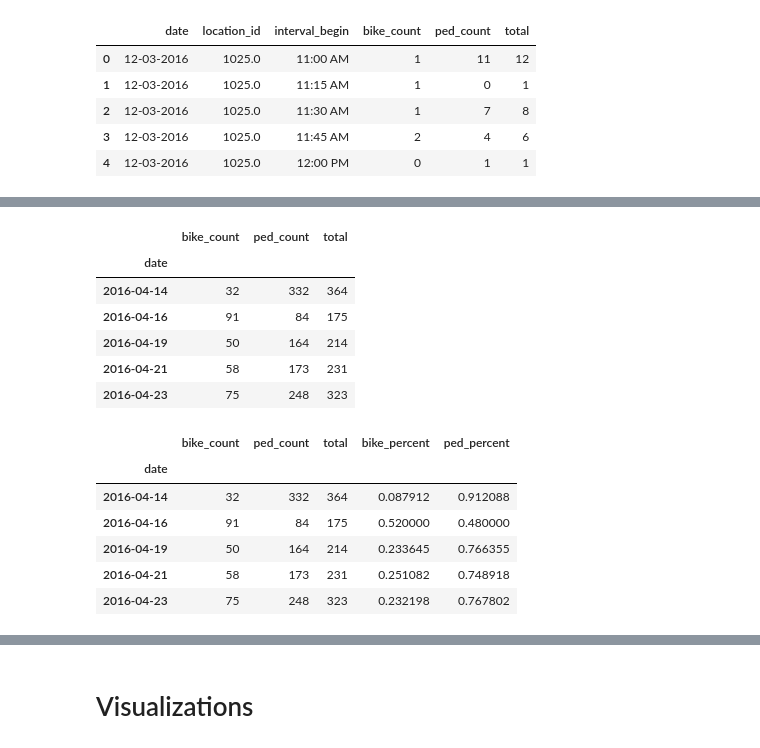
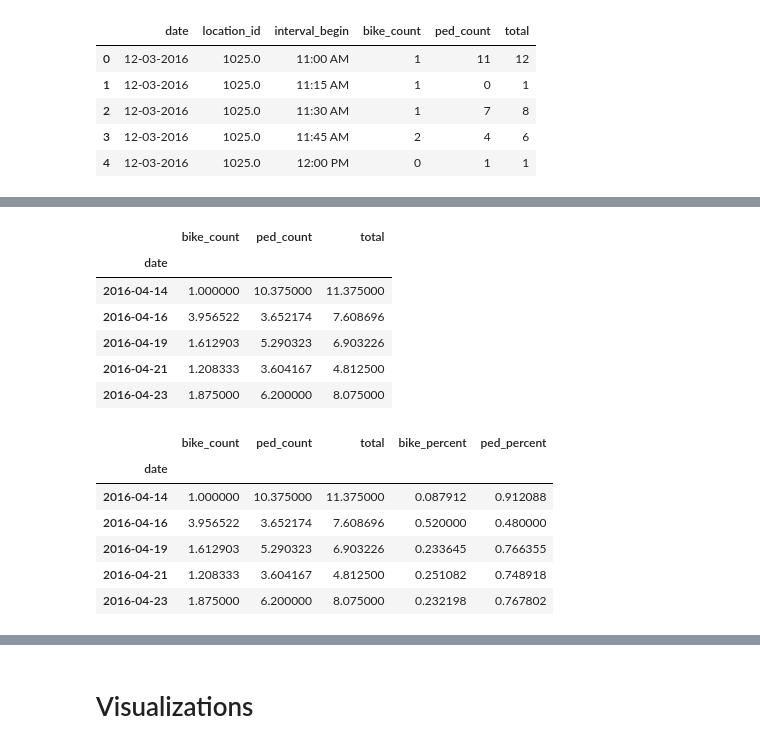
Before and after one commit to zihaoxu/BikeSGV, a Jupyter notebook: notebook/Analysis/03l-starter-code-for-temporal-trends.ipynb, the cells around one changed output, grey strips where cells are left out. Cells and saved outputs as stored; diff of their text form; code cells hidden in the pictures.

```diff
--- a/notebook/Analysis/03l-starter-code-for-temporal-trends.ipynb
+++ b/notebook/Analysis/03l-starter-code-for-temporal-trends.ipynb
@@ -420,16 +420,16 @@ merged.head()
 # %%
 # merge on location id and date (we don't need it)
-merged_on_day = merged.groupby(by='date').sum()
+merged_on_day = merged.groupby(by='date').mean()
 merged_on_day = merged_on_day.drop('location_id', axis=1)
 merged_on_day.head()
 # %% [output]
 |  | bike_count | ped_count | total |
 | date |  |  |  |
-| 2016-04-14 | 32 | 332 | 364 |
-| 2016-04-16 | 91 | 84 | 175 |
-| 2016-04-19 | 50 | 164 | 214 |
-| 2016-04-21 | 58 | 173 | 231 |
-| 2016-04-23 | 75 | 248 | 323 |
+| 2016-04-14 | 1.000000 | 10.375000 | 11.375000 |
+| 2016-04-16 | 3.956522 | 3.652174 | 7.608696 |
+| 2016-04-19 | 1.612903 | 5.290323 | 6.903226 |
+| 2016-04-21 | 1.208333 | 3.604167 | 4.812500 |
+| 2016-04-23 | 1.875000 | 6.200000 | 8.075000 |
 # %%
 # adding percentages
 merged_on_day['bike_percent'] = merged_on_day['bike_count'] / merged_on_day['total']
@@ -438,8 +438,8 @@ merged_on_day.head()
 # %% [output]
 |  | bike_count | ped_count | total | bike_percent | ped_percent |
 | date |  |  |  |  |  |
-| 2016-04-14 | 32 | 332 | 364 | 0.087912 | 0.912088 |
-| 2016-04-16 | 91 | 84 | 175 | 0.520000 | 0.480000 |
-| 2016-04-19 | 50 | 164 | 214 | 0.233645 | 0.766355 |
-| 2016-04-21 | 58 | 173 | 231 | 0.251082 | 0.748918 |
-| 2016-04-23 | 75 | 248 | 323 | 0.232198 | 0.767802 |
+| 2016-04-14 | 1.000000 | 10.375000 | 11.375000 | 0.087912 | 0.912088 |
+| 2016-04-16 | 3.956522 | 3.652174 | 7.608696 | 0.520000 | 0.480000 |
+| 2016-04-19 | 1.612903 | 5.290323 | 6.903226 | 0.233645 | 0.766355 |
+| 2016-04-21 | 1.208333 | 3.604167 | 4.812500 | 0.251082 | 0.748918 |
+| 2016-04-23 | 1.875000 | 6.200000 | 8.075000 | 0.232198 | 0.767802 |
```
Also changed, not shown: parts of 7 cells of this notebook.
